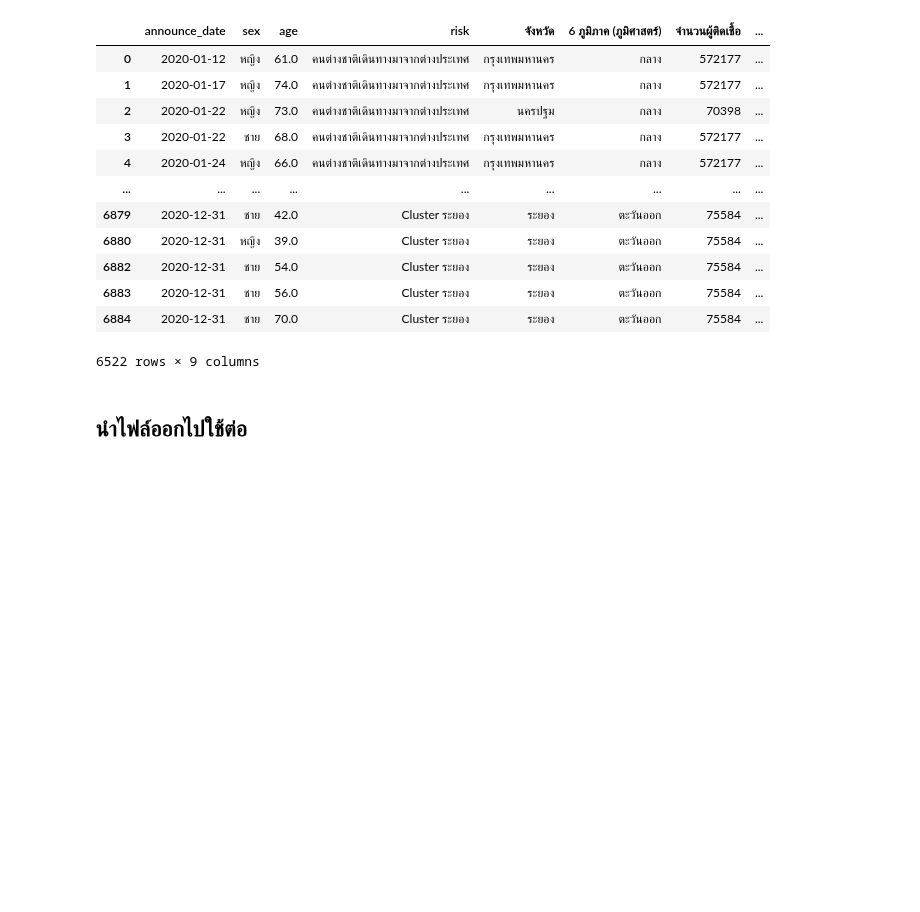
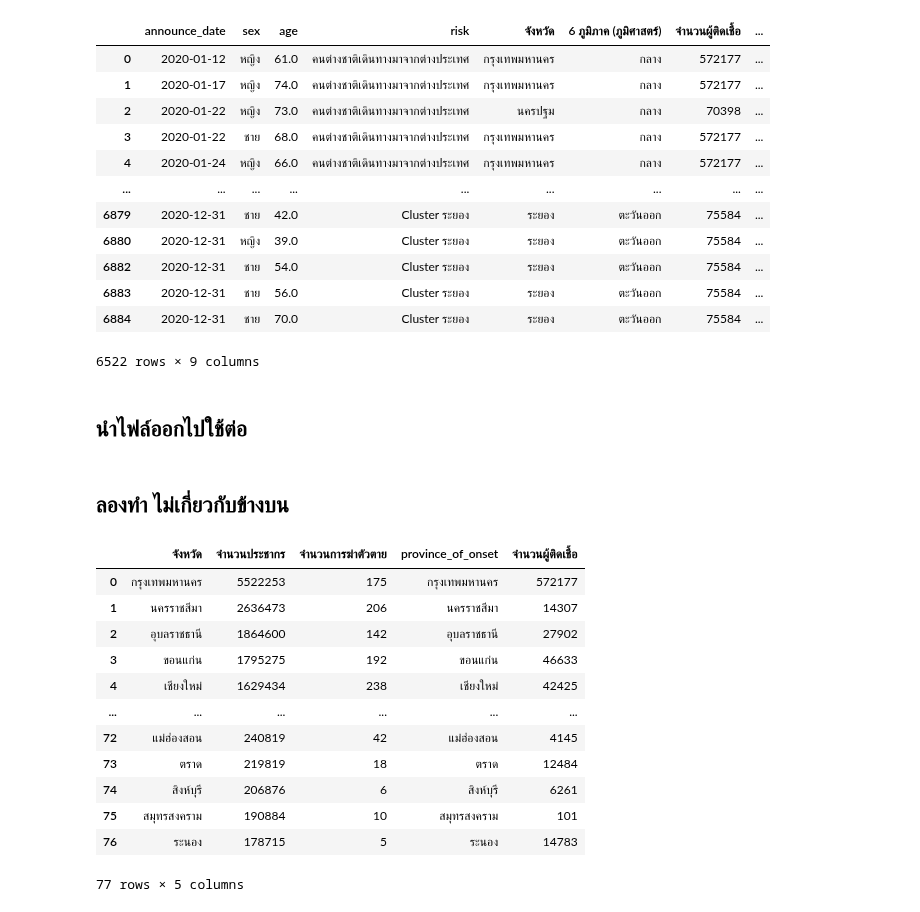
Before and after one commit to mintra-tippayaratsontorn/data_viz_2022, a Jupyter notebook: Project_Python.ipynb, the cells around one changed output. Saved outputs shown, nothing was run; the diff lists cells and outputs as text; code cells hidden in the pictures; blank space fills up the shorter version.

Commit message:
ลองทำไปเรื่อยๆ

```diff
--- a/Project_Python.ipynb
+++ b/Project_Python.ipynb
@@ -948,3 +948,22 @@ data_2020
 databeforeuse.to_csv(os.path.join(path,'total_data.csv')) # ข้อมูลทั้งหมด
 # %%
 data_2020.to_csv(os.path.join(path,'data_2020.csv'))  # ข้อมูลของปี 2020
+# %% [markdown]
+## ลองทำ ไม่เกี่ยวกับข้างบน
+# %%
+merge_table = data_suicide.merge(covid_count,how='left',left_on='จังหวัด',right_on='province_of_onset')
+merge_table
+# %% [output]
+|  | จังหวัด | จำนวนประชากร | จำนวนการฆ่าตัวตาย | province_of_onset | จำนวนผู้ติดเชื้อ |
+| 0 | กรุงเทพมหานคร | 5522253 | 175 | กรุงเทพมหานคร | 572177 |
+| 1 | นครราชสีมา | 2636473 | 206 | นครราชสีมา | 14307 |
+| 2 | อุบลราชธานี | 1864600 | 142 | อุบลราชธานี | 27902 |
+| 3 | ขอนแก่น | 1795275 | 192 | ขอนแก่น | 46633 |
+| 4 | เชียงใหม่ | 1629434 | 238 | เชียงใหม่ | 42425 |
+| ... | ... | ... | ... | ... | ... |
+| 72 | แม่ฮ่องสอน | 240819 | 42 | แม่ฮ่องสอน | 4145 |
+| 73 | ตราด | 219819 | 18 | ตราด | 12484 |
+| 74 | สิงห์บุรี | 206876 | 6 | สิงห์บุรี | 6261 |
+| 75 | สมุทรสงคราม | 190884 | 10 | สมุทรสงคราม | 101 |
+| 76 | ระนอง | 178715 | 5 | ระนอง | 14783 |
+77 rows × 5 columns
```
Also changed, not shown: parts of 2 cells of this notebook.
